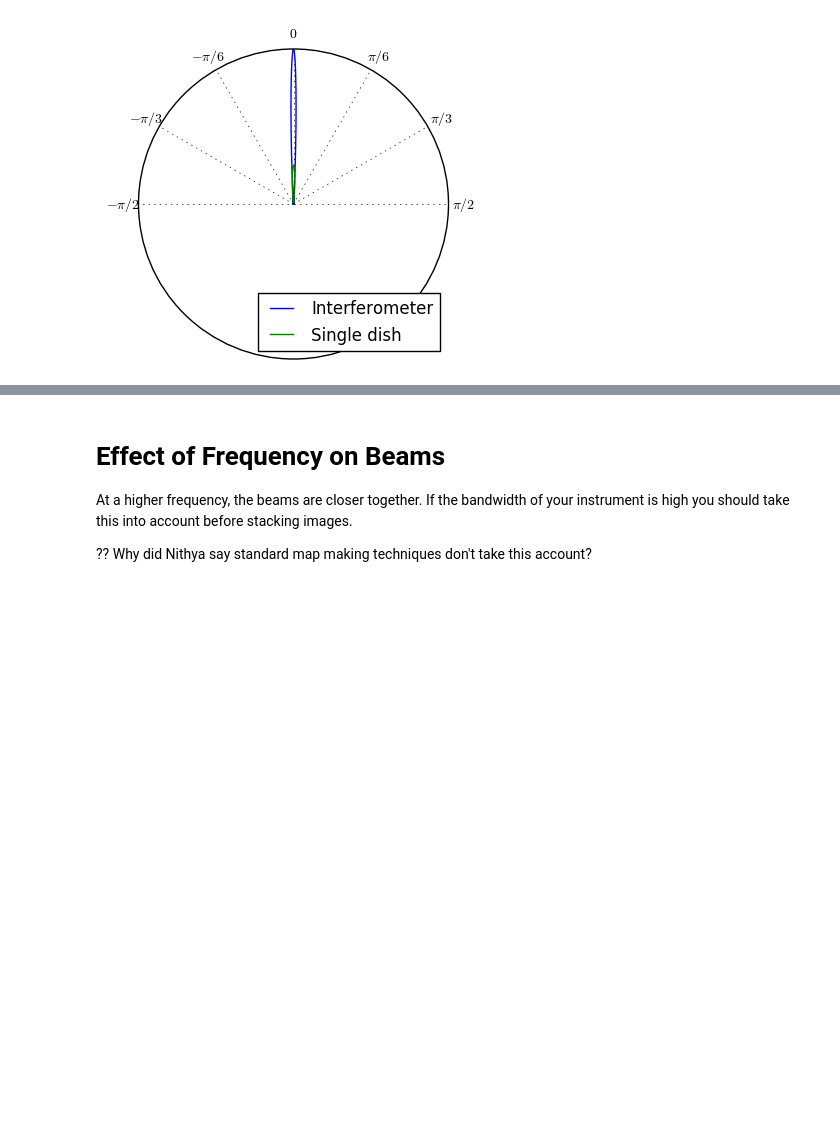
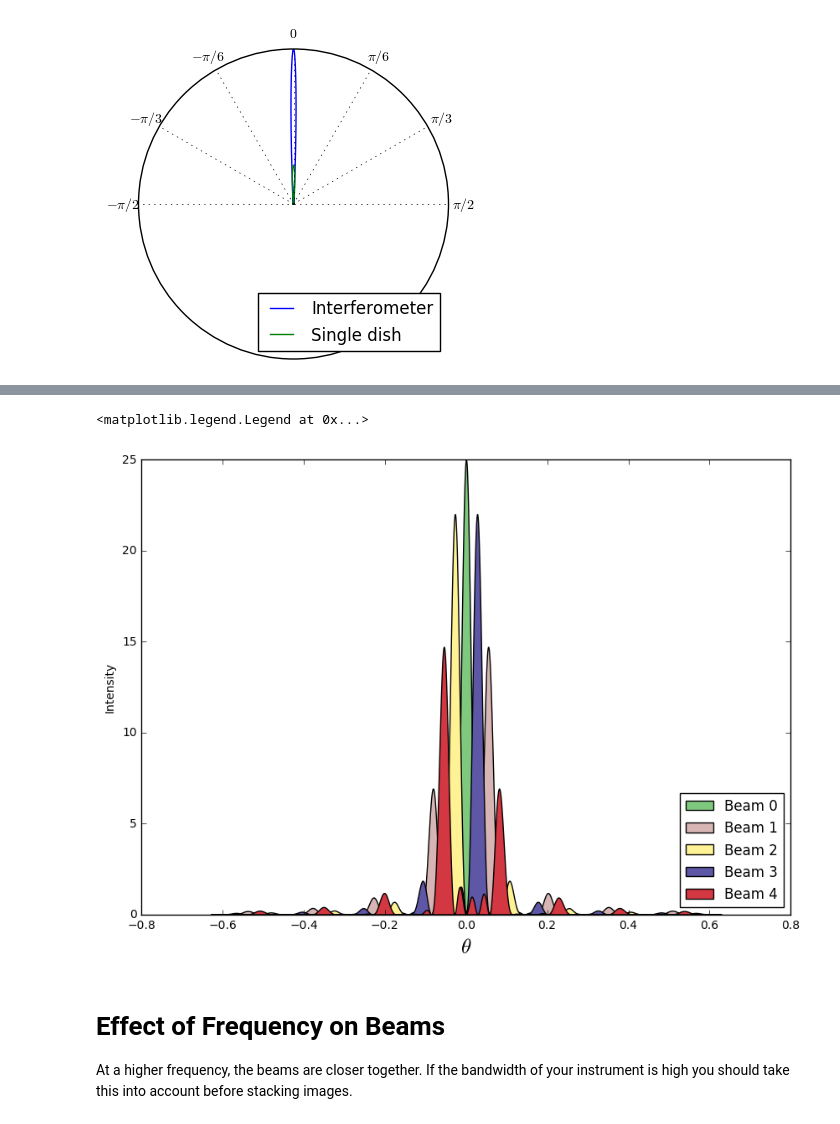
Before and after one commit to dgorthi/Notes, a Jupyter notebook: Beams of an Interferometer.ipynb, the cells around one changed output, grey strips where cells are left out. Cells and saved outputs as stored; diff of their text form; code cells hidden in the pictures; blank space fills up the shorter version.

```diff
--- a/Beams of an Interferometer.ipynb
+++ b/Beams of an Interferometer.ipynb
@@ -105,6 +173,26 @@ Zero padding should not affect resolution, but it somehow creates more beams.
+# %%
+fig,ax = plt.subplots(1,1,figsize=(10,7))
+ax.set_xlabel(r'$\theta$',fontsize=18)
+ax.set_ylabel('Intensity')
+cmap = matplotlib.cm.get_cmap('Accent')
+
+theta = np.linspace(-np.pi/5,np.pi/5,num=10000)
+wv = 200
+a  = 1400
+d  = 1400
+N  = 5
+
+# phi_k = phi - 2*np.pi*k/N
+for k in range(N):
+    phi = np.pi*d*np.sin(theta)/wv - 2*np.pi*k/N
+    I = ((np.sin(N*phi)/np.sin(phi))*np.sinc(a*np.sin(theta)/wv))**2
+    ax.fill_between(theta,0,I,facecolor=cmap(1.0*k/N),label='Beam %d'%k)
+
+ax.legend(loc=4)
+# %% [output]
+<matplotlib.legend.Legend at 0x...>
+[figure, added]
 # %% [markdown]
 # Effect of Frequency on Beams
 
 At a higher frequency, the beams are closer together. If the bandwidth of your instrument is high you should take this into account before stacking images.
-
-?? Why did Nithya say standard map making techniques don't take this account?
```
Also changed, not shown: parts of 15 cells of this notebook.
